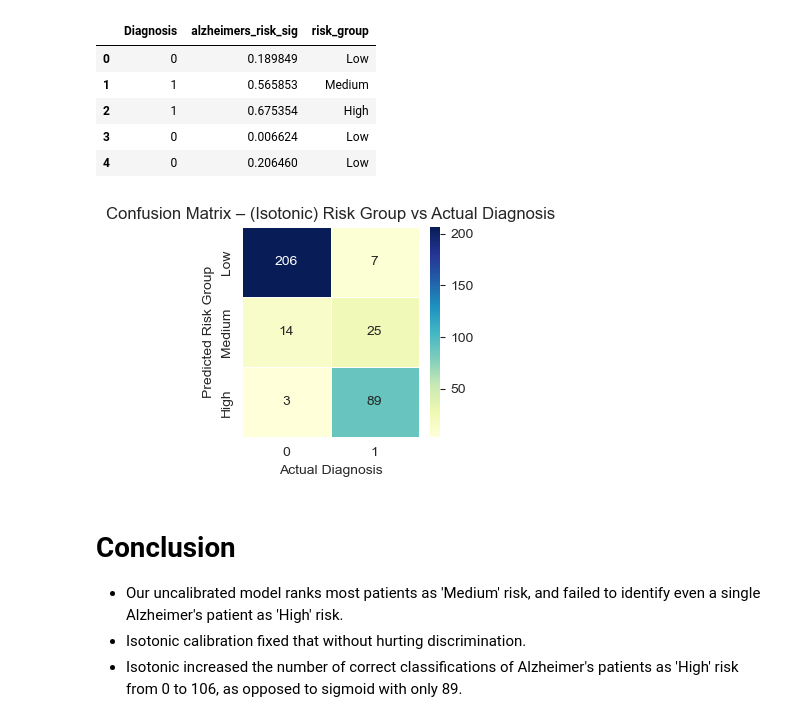
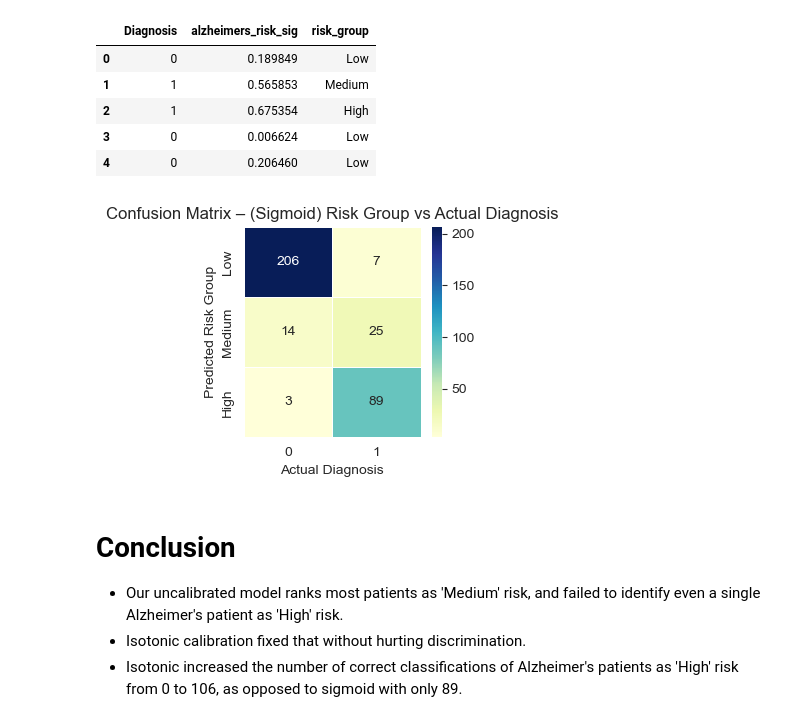
Before and after one commit to mgamankwah/alzheimers_risk_prediction, a Jupyter notebook: scripts/5-Probabilistic Modeling/1_Calibrated_Probabilities_Entire_Dataset.ipynb, the cells around one changed output. Drawn from its saved outputs; the diff is of its cells as text; code cells hidden in the pictures.

```diff
--- a/scripts/5-Probabilistic Modeling/1_Calibrated_Probabilities_Entire_Dataset.ipynb
+++ b/scripts/5-Probabilistic Modeling/1_Calibrated_Probabilities_Entire_Dataset.ipynb
@@ -369,31 +369,31 @@ df_test[['Diagnosis', 'alzheimers_risk_sig', 'risk_group']].head()
 # %%
 # Ensure risk_group is a categorical variable with proper ordering
 df_test['risk_group'] = pd.Categorical(
     df_test['risk_group'],
     categories=['Low', 'Medium', 'High'],
     ordered=True
 )
 
 # Compute crosstab with correct row order
 risk_matrix = pd.crosstab(
     df_test['risk_group'],
     df_test['Diagnosis'],
     rownames=['Predicted Risk Group'],
     colnames=['Actual Diagnosis']
 )
 
 # Plot heatmap
 fig, ax = plt.subplots(figsize=(3, 3))
 sns.heatmap(risk_matrix, annot=True, fmt='d', cmap='YlGnBu',
             ax=ax, linewidths=0.5, linecolor='white')
-ax.set_title("Confusion Matrix – (Isotonic) Risk Group vs Actual Diagnosis")
+ax.set_title("Confusion Matrix – (Sigmoid) Risk Group vs Actual Diagnosis")
 ax.set_xlabel("Actual Diagnosis")
 ax.set_ylabel("Predicted Risk Group")
 
 plt.tight_layout()
 plt.show()
 # %% [output]
-[figure, old version]
+[figure, new version]
 # %% [markdown]
 # Conclusion
 
```
